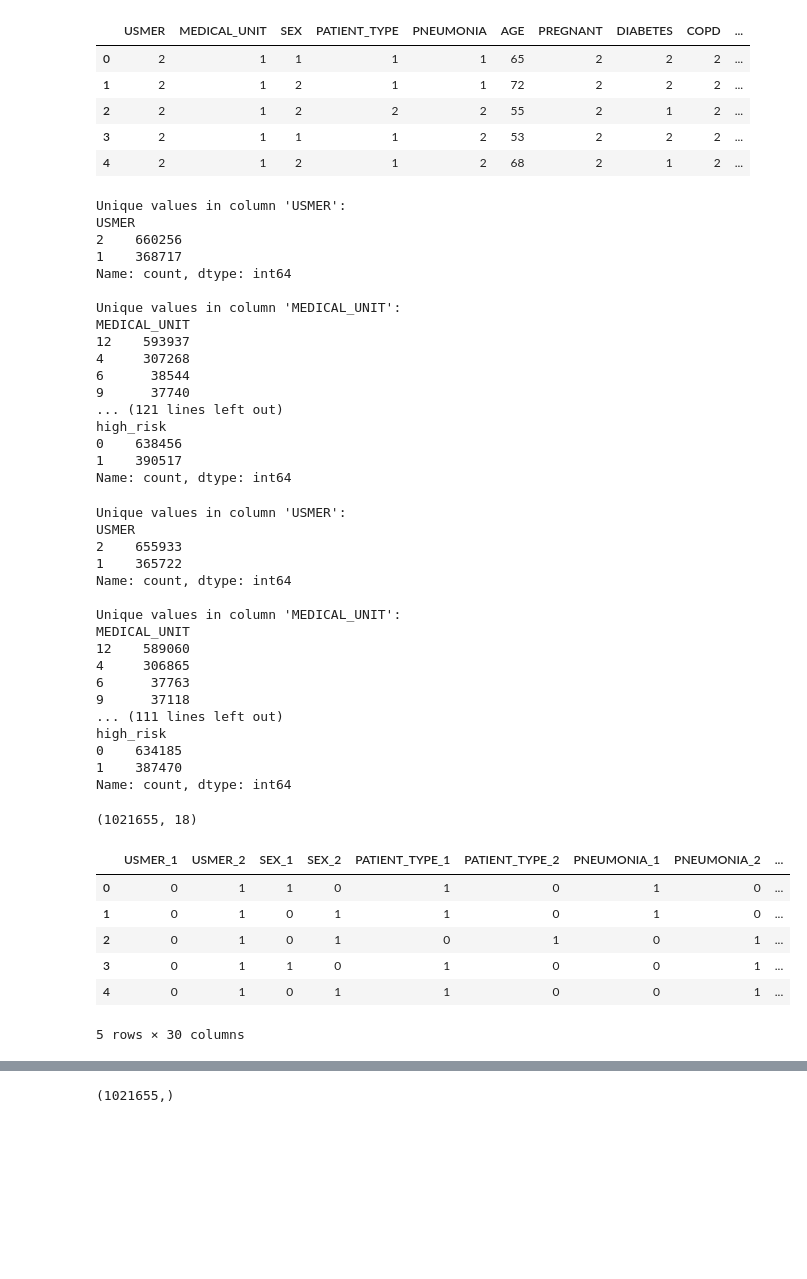
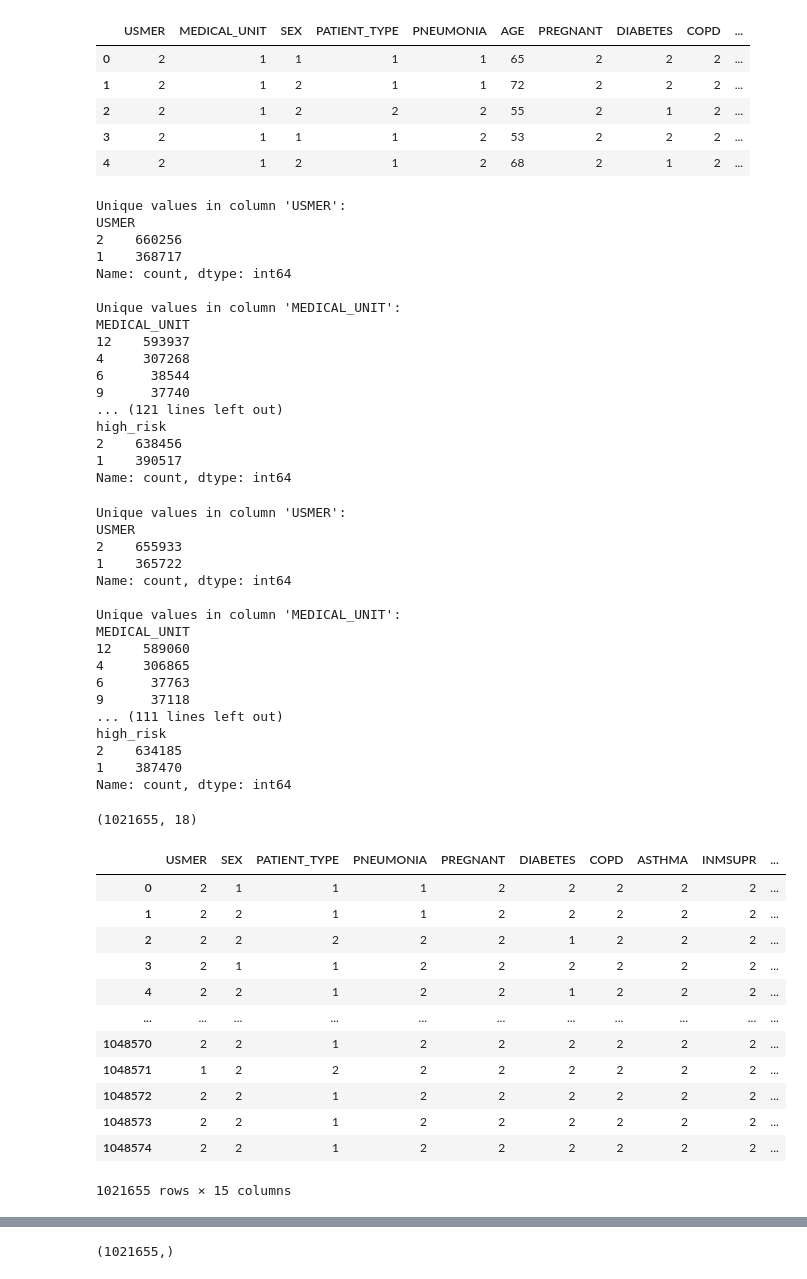
Before and after one commit to josephYobouet68/Projet_Python, a Jupyter notebook: Projet_Python.ipynb, the cells around one changed output, grey strips where cells are left out. Drawn from its saved outputs; the diff is of its cells as text; code cells hidden in the pictures; blank space fills up the shorter version.

```diff
--- a/Projet_Python.ipynb
+++ b/Projet_Python.ipynb
@@ -396,7 +396,7 @@ Cette analyse met en lumière plusieurs tendances importantes concernant les fac
 # %%
 # Transformation de données
 # Créer une nouvelle colonne binaire 'high_risk'
-data['high_risk'] = data['CLASIFFICATION_FINAL'].apply(lambda x: 1 if x in [1, 2, 3] else 0)
+data['high_risk'] = data['CLASIFFICATION_FINAL'].apply(lambda x: 1 if x in [1, 2, 3] else 2)
 
 model_data = data.drop(['DATE_DIED', 'CLASIFFICATION_FINAL'], axis=1)
 # %%
@@ -428,7 +428,7 @@ MEDICAL_UNIT
 9      37740
 ... (121 lines left out)
 high_risk
-0    638456
+2    638456
 1    390517
 Name: count, dtype: int64
 # %%
@@ -453,7 +453,7 @@ MEDICAL_UNIT
 9      37118
 ... (111 lines left out)
 high_risk
-0    634185
+2    634185
 1    387470
 Name: count, dtype: int64
 # %%
@@ -466,14 +466,19 @@ y = model_data['high_risk']
 age = model_data['AGE']
 model_data = model_data.drop(columns=['AGE', 'high_risk', 'MEDICAL_UNIT']).astype('category')
 # %%
-data_dummies = pd.get_dummies(model_data).astype(int)
-data_dummies.head()
+model_data
 # %% [output]
-|  | USMER_1 | USMER_2 | SEX_1 | SEX_2 | PATIENT_TYPE_1 | PATIENT_TYPE_2 | PNEUMONIA_1 | PNEUMONIA_2 | ... |
-| 0 | 0 | 1 | 1 | 0 | 1 | 0 | 1 | 0 | ... |
-| 1 | 0 | 1 | 0 | 1 | 1 | 0 | 1 | 0 | ... |
-| 2 | 0 | 1 | 0 | 1 | 0 | 1 | 0 | 1 | ... |
-| 3 | 0 | 1 | 1 | 0 | 1 | 0 | 0 | 1 | ... |
-| 4 | 0 | 1 | 0 | 1 | 1 | 0 | 0 | 1 | ... |
+|  | USMER | SEX | PATIENT_TYPE | PNEUMONIA | PREGNANT | DIABETES | COPD | ASTHMA | INMSUPR | ... |
+| 0 | 2 | 1 | 1 | 1 | 2 | 2 | 2 | 2 | 2 | ... |
+| 1 | 2 | 2 | 1 | 1 | 2 | 2 | 2 | 2 | 2 | ... |
+| 2 | 2 | 2 | 2 | 2 | 2 | 1 | 2 | 2 | 2 | ... |
+| 3 | 2 | 1 | 1 | 2 | 2 | 2 | 2 | 2 | 2 | ... |
+| 4 | 2 | 2 | 1 | 2 | 2 | 1 | 2 | 2 | 2 | ... |
+| ... | ... | ... | ... | ... | ... | ... | ... | ... | ... | ... |
+| 1048570 | 2 | 2 | 1 | 2 | 2 | 2 | 2 | 2 | 2 | ... |
+| 1048571 | 1 | 2 | 2 | 2 | 2 | 2 | 2 | 2 | 2 | ... |
+| 1048572 | 2 | 2 | 1 | 2 | 2 | 2 | 2 | 2 | 2 | ... |
+| 1048573 | 2 | 2 | 1 | 2 | 2 | 2 | 2 | 2 | 2 | ... |
+| 1048574 | 2 | 2 | 1 | 2 | 2 | 2 | 2 | 2 | 2 | ... |
-5 rows × 30 columns
+1021655 rows × 15 columns
 # %%
```
Also changed, not shown: parts of 5 cells of this notebook, 3 other files.
